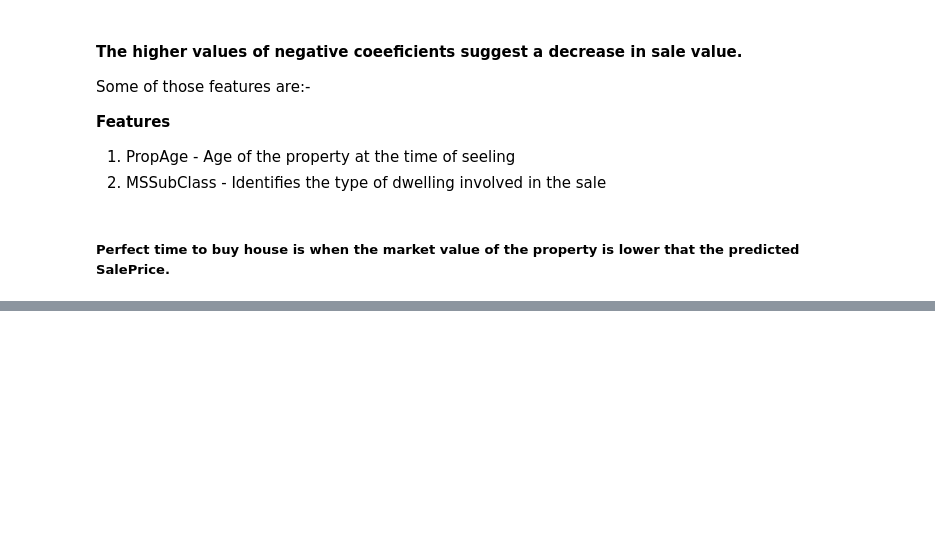
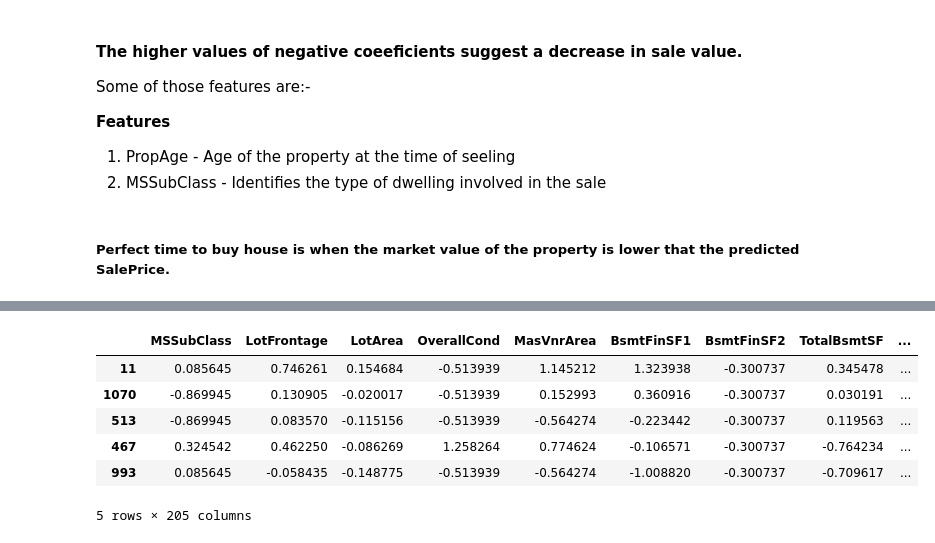
Before and after one commit to PramodKhandare/Housing-AdvanceRegression-Assignment, a Jupyter notebook: Housing_AdvanceRegression_Assignment.ipynb, the cells around one changed output, grey strips where cells are left out. Drawn from its saved outputs; the diff is of its cells as text; code cells hidden in the pictures; blank space fills up the shorter version.

```diff
--- a/Housing_AdvanceRegression_Assignment.ipynb
+++ b/Housing_AdvanceRegression_Assignment.ipynb
@@ -1416,0 +1550,13 @@ Some of those features are:-
+# %%
+X_train_new = X_train.drop(['GrLivArea','SaleCondition_Partial','Neighborhood_Crawfor','OverallQual','SaleCondition_Normal'],axis=1)
+X_test_new = X_test.drop(['GrLivArea','SaleCondition_Partial','Neighborhood_Crawfor','OverallQual','SaleCondition_Normal'],axis=1)
+
+X_train_new.head()
+# %% [output]
+|  | MSSubClass | LotFrontage | LotArea | OverallCond | MasVnrArea | BsmtFinSF1 | BsmtFinSF2 | TotalBsmtSF | ... |
+| 11 | 0.085645 | 0.746261 | 0.154684 | -0.513939 | 1.145212 | 1.323938 | -0.300737 | 0.345478 | ... |
+| 1070 | -0.869945 | 0.130905 | -0.020017 | -0.513939 | 0.152993 | 0.360916 | -0.300737 | 0.030191 | ... |
+| 513 | -0.869945 | 0.083570 | -0.115156 | -0.513939 | -0.564274 | -0.223442 | -0.300737 | 0.119563 | ... |
+| 467 | 0.324542 | 0.462250 | -0.086269 | 1.258264 | 0.774624 | -0.106571 | -0.300737 | -0.764234 | ... |
+| 993 | 0.085645 | -0.058435 | -0.148775 | -0.513939 | -0.564274 | -1.008820 | -0.300737 | -0.709617 | ... |
+5 rows × 205 columns
```
Also changed, not shown: parts of 20 cells of this notebook, 1 other file.
